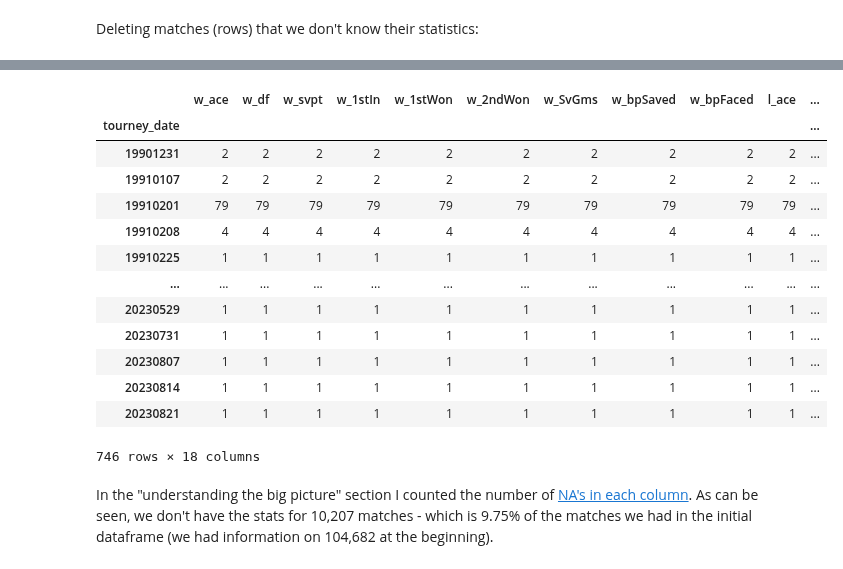
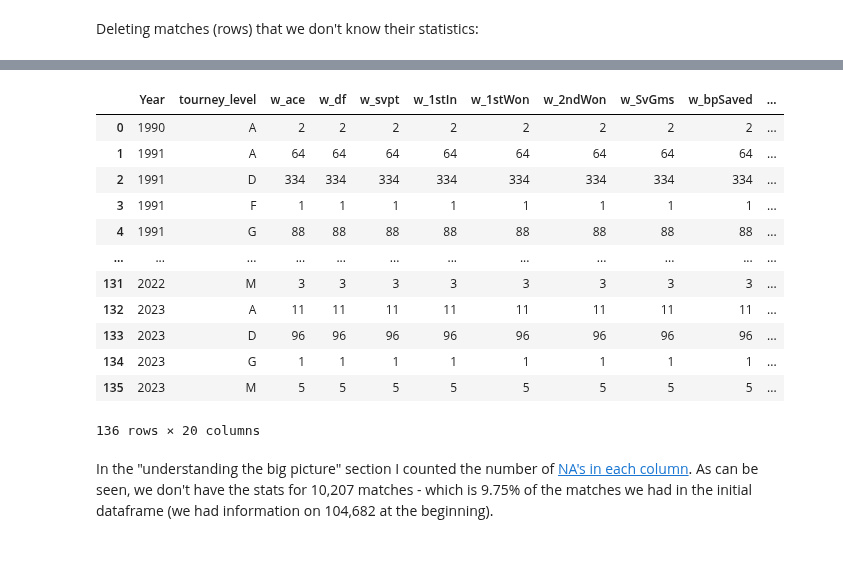
Before and after one commit to YoavWeller/Tennis_Analysis, a Jupyter notebook: tennis_analysis.ipynb, the cells around one changed output, grey strips where cells are left out. Cells and saved outputs as stored; diff of their text form; code cells hidden in the pictures.

Commit message:
Update tennis_analysis.ipynb
Fixing the code that counted the number of deleted rows to count by year and tournament type

```diff
--- a/tennis_analysis.ipynb
+++ b/tennis_analysis.ipynb
@@ -119,20 +164,19 @@ matches_without_stats_df.head(10)
 # %%
-matches_without_stats_df.groupby(by=["tourney_date"])[match_stats_columns_names].apply(lambda x: x.isna().sum())
+matches_without_stats_df.groupby(by=["Year", "tourney_level"], as_index=False)[match_stats_columns_names].apply(lambda x: x.isna().sum())
 # %% [output]
-|  | w_ace | w_df | w_svpt | w_1stIn | w_1stWon | w_2ndWon | w_SvGms | w_bpSaved | w_bpFaced | l_ace | ... |
-| tourney_date |  |  |  |  |  |  |  |  |  |  | ... |
-| 19901231 | 2 | 2 | 2 | 2 | 2 | 2 | 2 | 2 | 2 | 2 | ... |
-| 19910107 | 2 | 2 | 2 | 2 | 2 | 2 | 2 | 2 | 2 | 2 | ... |
-| 19910201 | 79 | 79 | 79 | 79 | 79 | 79 | 79 | 79 | 79 | 79 | ... |
-| 19910208 | 4 | 4 | 4 | 4 | 4 | 4 | 4 | 4 | 4 | 4 | ... |
-| 19910225 | 1 | 1 | 1 | 1 | 1 | 1 | 1 | 1 | 1 | 1 | ... |
+|  | Year | tourney_level | w_ace | w_df | w_svpt | w_1stIn | w_1stWon | w_2ndWon | w_SvGms | w_bpSaved | ... |
+| 0 | 1990 | A | 2 | 2 | 2 | 2 | 2 | 2 | 2 | 2 | ... |
+| 1 | 1991 | A | 64 | 64 | 64 | 64 | 64 | 64 | 64 | 64 | ... |
+| 2 | 1991 | D | 334 | 334 | 334 | 334 | 334 | 334 | 334 | 334 | ... |
+| 3 | 1991 | F | 1 | 1 | 1 | 1 | 1 | 1 | 1 | 1 | ... |
+| 4 | 1991 | G | 88 | 88 | 88 | 88 | 88 | 88 | 88 | 88 | ... |
 | ... | ... | ... | ... | ... | ... | ... | ... | ... | ... | ... | ... |
-| 20230529 | 1 | 1 | 1 | 1 | 1 | 1 | 1 | 1 | 1 | 1 | ... |
-| 20230731 | 1 | 1 | 1 | 1 | 1 | 1 | 1 | 1 | 1 | 1 | ... |
-| 20230807 | 1 | 1 | 1 | 1 | 1 | 1 | 1 | 1 | 1 | 1 | ... |
-| 20230814 | 1 | 1 | 1 | 1 | 1 | 1 | 1 | 1 | 1 | 1 | ... |
-| 20230821 | 1 | 1 | 1 | 1 | 1 | 1 | 1 | 1 | 1 | 1 | ... |
+| 131 | 2022 | M | 3 | 3 | 3 | 3 | 3 | 3 | 3 | 3 | ... |
+| 132 | 2023 | A | 11 | 11 | 11 | 11 | 11 | 11 | 11 | 11 | ... |
+| 133 | 2023 | D | 96 | 96 | 96 | 96 | 96 | 96 | 96 | 96 | ... |
+| 134 | 2023 | G | 1 | 1 | 1 | 1 | 1 | 1 | 1 | 1 | ... |
+| 135 | 2023 | M | 5 | 5 | 5 | 5 | 5 | 5 | 5 | 5 | ... |
-746 rows × 18 columns
+136 rows × 20 columns
 # %%
 combined_df.dropna(subset=match_stats_columns_names, inplace=True)
 
```
Also changed, not shown: parts of 7 cells of this notebook.
